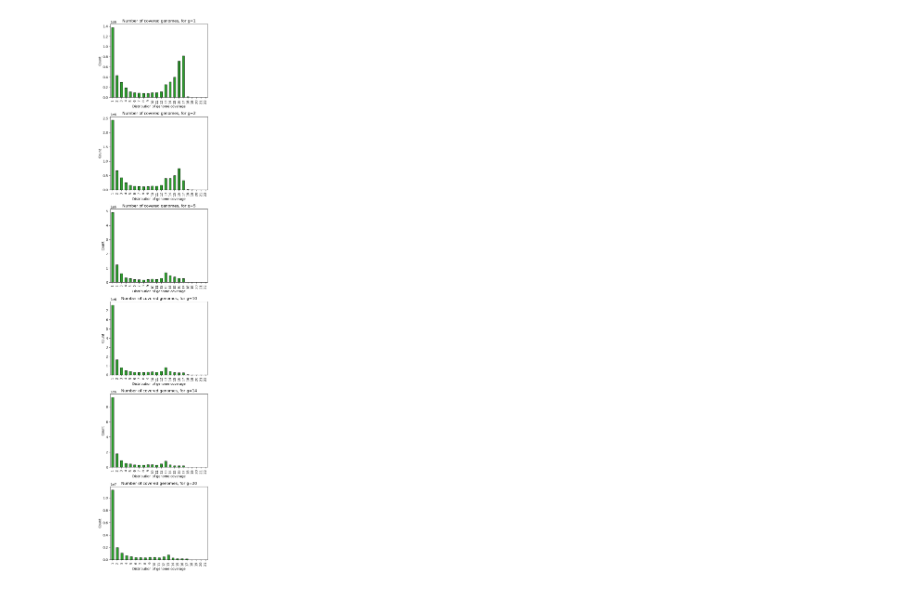
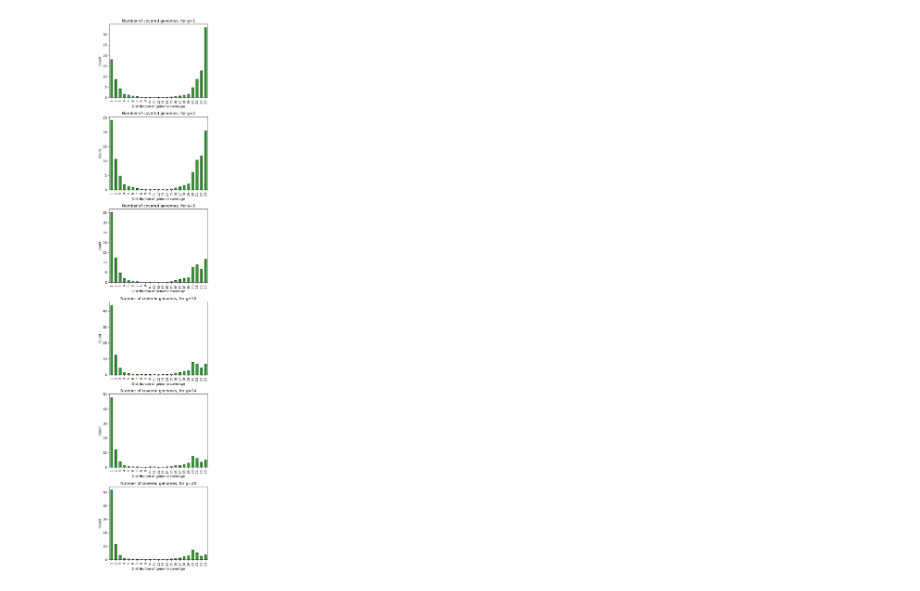
Before and after one commit to flopau76/dBG_project, a Jupyter notebook: data/analysis.ipynb, the cells around one changed output. Drawn from its saved outputs; the diff is of its cells as text; code cells hidden in the pictures.

```diff
--- a/data/analysis.ipynb
+++ b/data/analysis.ipynb
@@ -25,36 +25,37 @@ num_rows = len(Gs)
 fig, axes = plt.subplots(num_rows, 1, figsize=(5, 4 * num_rows))
 
 for i, g in enumerate(Gs):
     table = get_table(chr, g)
-    total = table.sum(axis=1)
-    genomes = (table > 0).sum(axis=1)
 
     # Plot genomes_counts
     ax = axes[i]
+    genomes = (table > 0).sum(axis=1)
     genomes_counts = genomes.value_counts().sort_index()
+    genomes_counts = genomes_counts / genomes_counts.sum() * 100
     genomes_counts.plot(kind='bar', color='tab:green', edgecolor='black', ax=ax)
-    ax.set_xlabel('Distribution of genome coverage')
-    ax.set_ylabel('Count')
-    ax.set_title(f'Number of covered genomes, for g={g}')
+    ax.set_xlabel('Number of covered genomes')
+    ax.set_ylabel('Percentage of gnomes')
+    ax.set_title(f'g={g}')
 
     # # Plot total_counts
     # ax = axes[i, 1]
+    # total = table.sum(axis=1)
     # total_counts = total.value_counts().sort_index()
     # total_counts = total_counts[total_counts.index >= 10]
     # total_counts.plot(kind='bar', color='tab:blue', edgecolor='black', ax=ax)
     # ax.set_xticks(range(len(total_counts.index)))
     # ax.set_xticklabels(total_counts.index.astype(int), rotation=0)
     # ax.set_xlabel('Gnome occurrence')
     # ax.set_ylabel('Count')
     # ax.set_title(f'Gnome occurrence distribution, for g={g}')
 
     # # Set x-ticks to show all values but in a cleaner way
     # if len(total_counts) > 0:
     #     ax.set_xticks(np.arange(len(total_counts)))
     #     ax.set_xticklabels(total_counts.index, rotation=0)
     #     ax.xaxis.set_major_locator(plt.MaxNLocator(integer=True))
 
 plt.tight_layout()
 plt.show()
 # %% [output]
-[figure, old version]
+[figure, new version]
```
Also changed, not shown: parts of 5 cells of this notebook, 9 other files.
